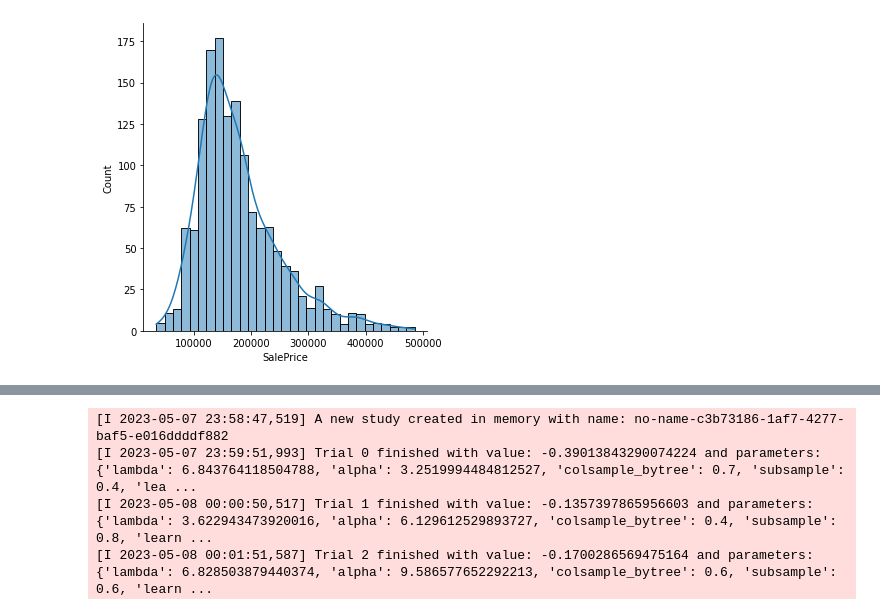
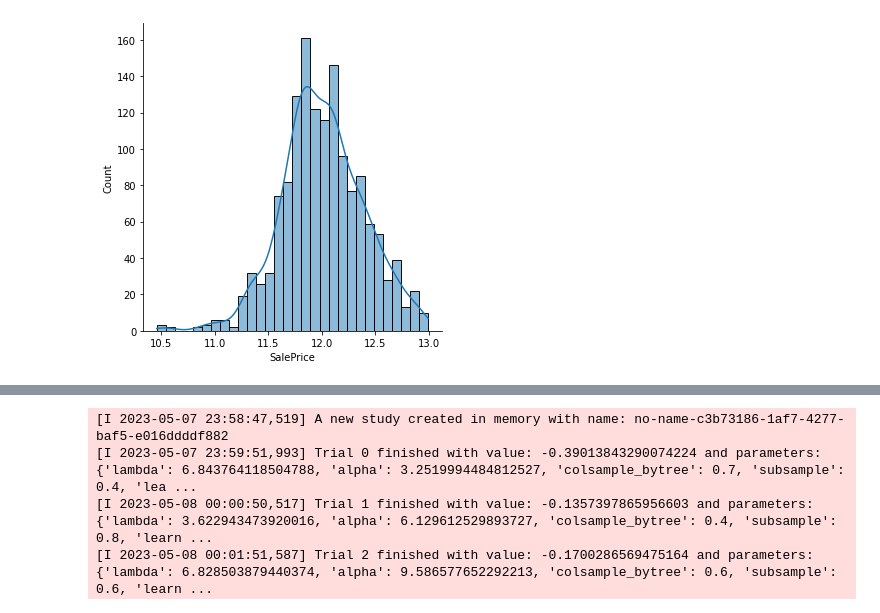
Before and after one commit to NathanBitu/House-Price-Regression, a Jupyter notebook: Model.ipynb, the cells around one changed output, grey strips where cells are left out. Cells and saved outputs as stored; diff of their text form; code cells hidden in the pictures.

```diff
--- a/Model.ipynb
+++ b/Model.ipynb
@@ -11,0 +16,3 @@ data = data_generator.get_data(train_or_analysis = 'train')
+# %%
+data = data.loc[data['SalePrice'] <= np.quantile(data['SalePrice'], 0.99)].copy()
+sns.displot(data.SalePrice, kde = True);
@@ -12,6 +21,5 @@ data = data_generator.get_data(train_or_analysis = 'train')
 # %%
-data.SalePrice = np.exp(data.SalePrice)
-data = data.loc[data.SalePrice < 500000]
+data.SalePrice = np.log(data.SalePrice)
 sns.displot(data.SalePrice, kde = True);
 # %% [output]
-[figure, old version]
+[figure, new version]
```
Also changed, not shown: parts of 15 cells of this notebook, 3 other files.
